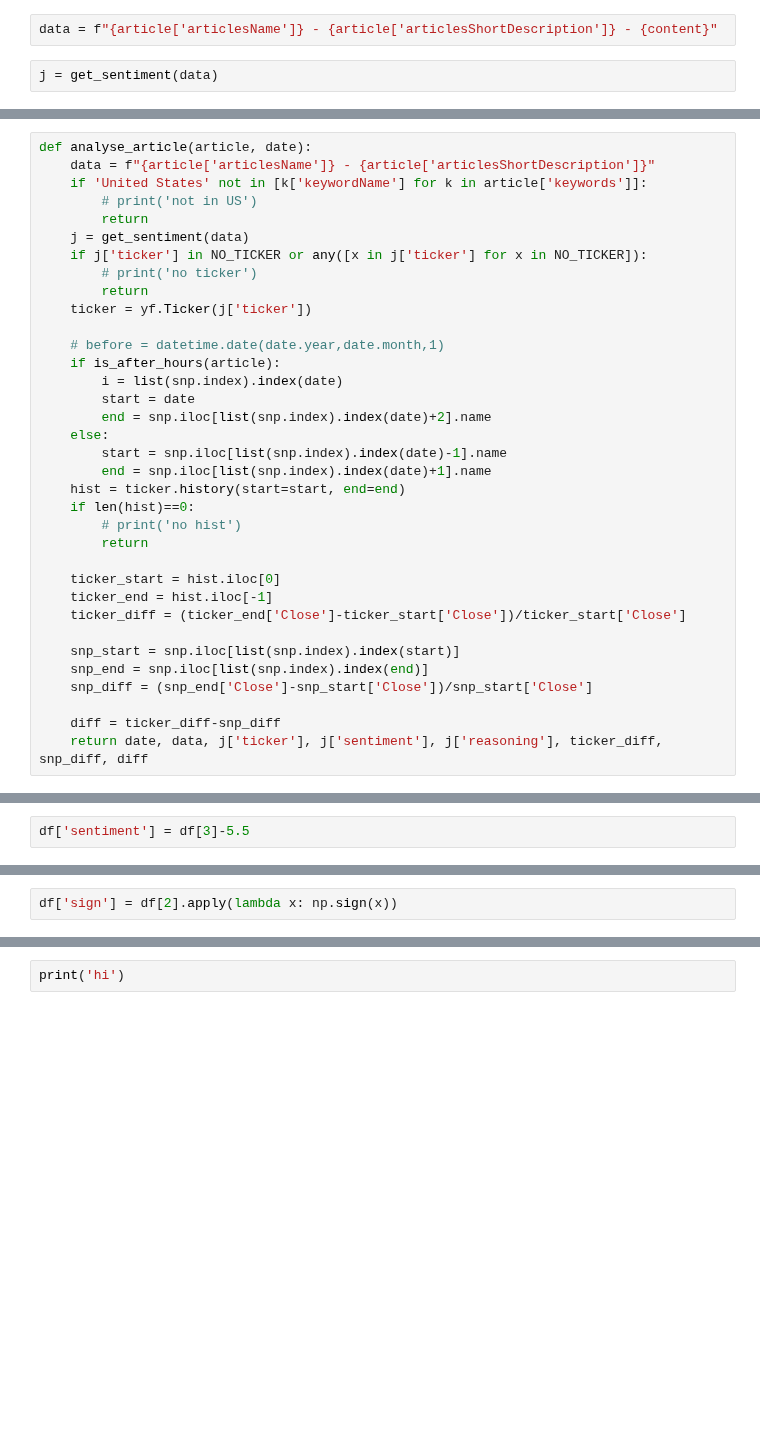
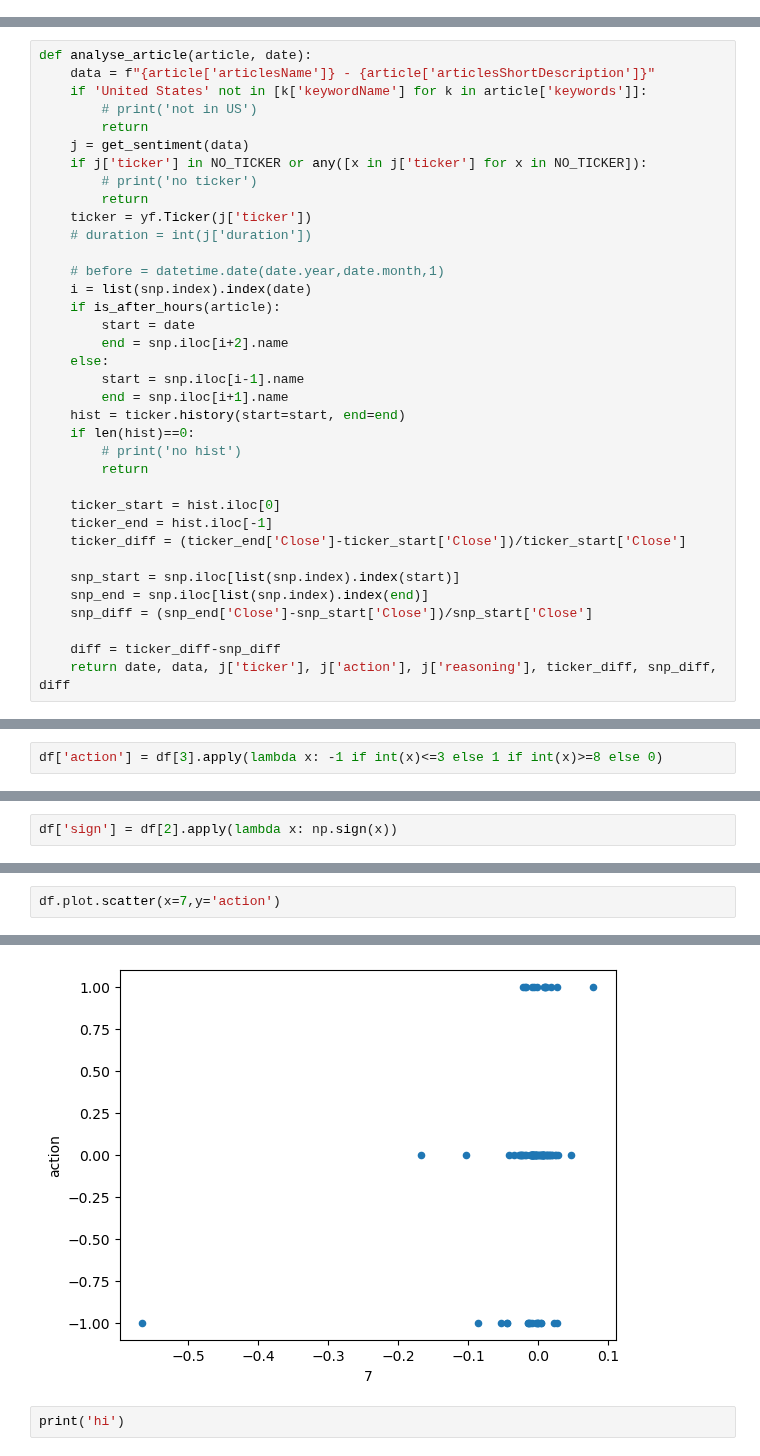
Before and after one commit to jvalansi/notebooks, a Jupyter notebook: news2roi.ipynb, the cells around one changed output, grey strips where cells are left out. Saved outputs shown, nothing was run; the diff lists cells and outputs as text; blank space fills up the shorter version.

```diff
--- a/news2roi.ipynb
+++ b/news2roi.ipynb
@@ -128,4 +93,0 @@ content = '\n'.join([x['content'] for x in desc if x['type']=='paragraph'])
-# %%
-data = f"{article['articlesName']} - {article['articlesShortDescription']} - {content}"
-# %%
-j = get_sentiment(data)
@@ -148,15 +102,16 @@ def analyse_article(article, date):
         # print('no ticker')
         return
     ticker = yf.Ticker(j['ticker'])
+    # duration = int(j['duration'])
 
     # before = datetime.date(date.year,date.month,1)
+    i = list(snp.index).index(date)
     if is_after_hours(article):
-        i = list(snp.index).index(date)
         start = date
-        end = snp.iloc[list(snp.index).index(date)+2].name
+        end = snp.iloc[i+2].name
     else:
-        start = snp.iloc[list(snp.index).index(date)-1].name
-        end = snp.iloc[list(snp.index).index(date)+1].name
+        start = snp.iloc[i-1].name
+        end = snp.iloc[i+1].name
     hist = ticker.history(start=start, end=end)
     if len(hist)==0:
         # print('no hist')
@@ -171,7 +126,7 @@ def analyse_article(article, date):
     snp_diff = (snp_end['Close']-snp_start['Close'])/snp_start['Close']
 
     diff = ticker_diff-snp_diff
-    return date, data, j['ticker'], j['sentiment'], j['reasoning'], ticker_diff, snp_diff, diff
+    return date, data, j['ticker'], j['action'], j['reasoning'], ticker_diff, snp_diff, diff
 # %%
 res = []
 # %%
@@ -210,7 +171,7 @@ hi
 # %%
 df = pd.DataFrame(res) #
 # %%
-df['sentiment'] = df[3]-5.5
+df['action'] = df[3].apply(lambda x: -1 if int(x)<=3 else 1 if int(x)>=8 else 0)
 # %%
 # df[3].apply(lambda x: x['sentiment'])
 # %%
@@ -247,0 +193,3 @@ df.to_csv('data/news2roi.tsv', sep='\t', index=0)
+# %%
+df.plot.scatter(x=7,y='action')
+# %% [output]
@@ -248,3 +197,4 @@ df.to_csv('data/news2roi.tsv', sep='\t', index=0)
+[figure, added]
 # %%
 print('hi')
 # %% [output]
```
Also changed, not shown: parts of 25 cells of this notebook, 1 other file.
